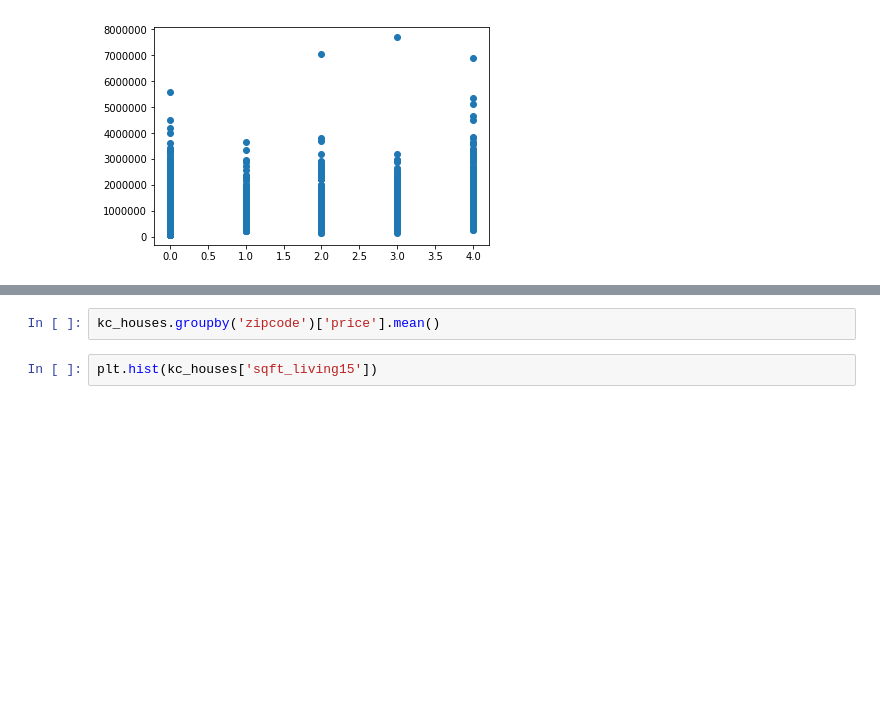
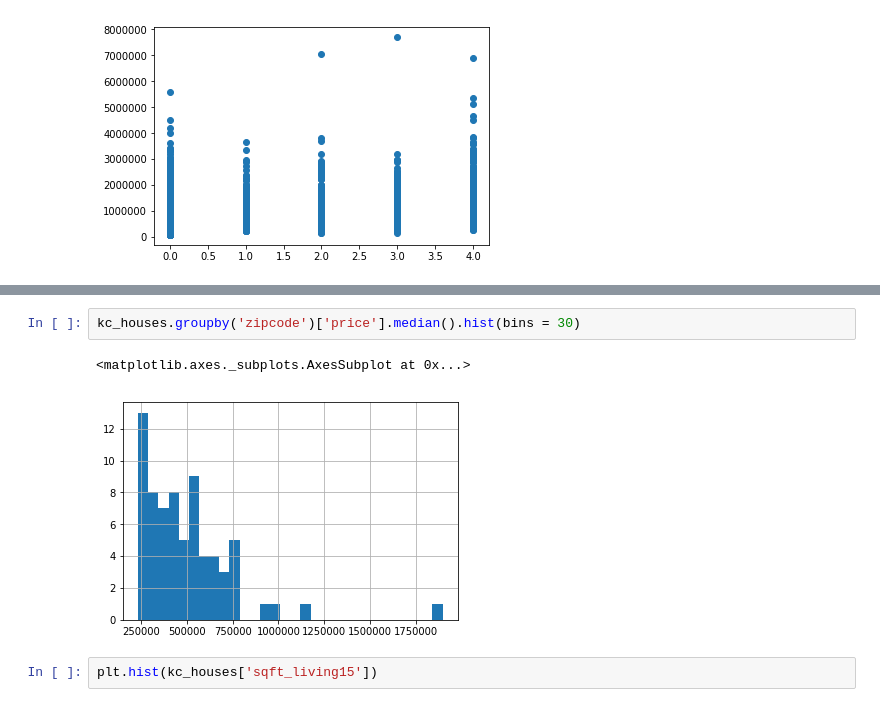
Before and after one commit to dmart49/Mod1Project, a Jupyter notebook: data_cleaning.ipynb, the cells around one changed output, grey strips where cells are left out. Drawn from its saved outputs; the diff is of its cells as text; blank space fills up the shorter version.

```diff
--- a/data_cleaning.ipynb
+++ b/data_cleaning.ipynb
@@ -186,5 +192,8 @@ kc_houses['zipcode'].nunique()
 # %%
-kc_houses.groupby('zipcode')['price'].mean()
+kc_houses.groupby('zipcode')['price'].median().hist(bins = 30)
+# %% [output]
+<matplotlib.axes._subplots.AxesSubplot at 0x...>
+[figure, added]
 # %%
 plt.hist(kc_houses['sqft_living15'])
 # %%
```
Also changed, not shown: parts of 17 cells of this notebook.
